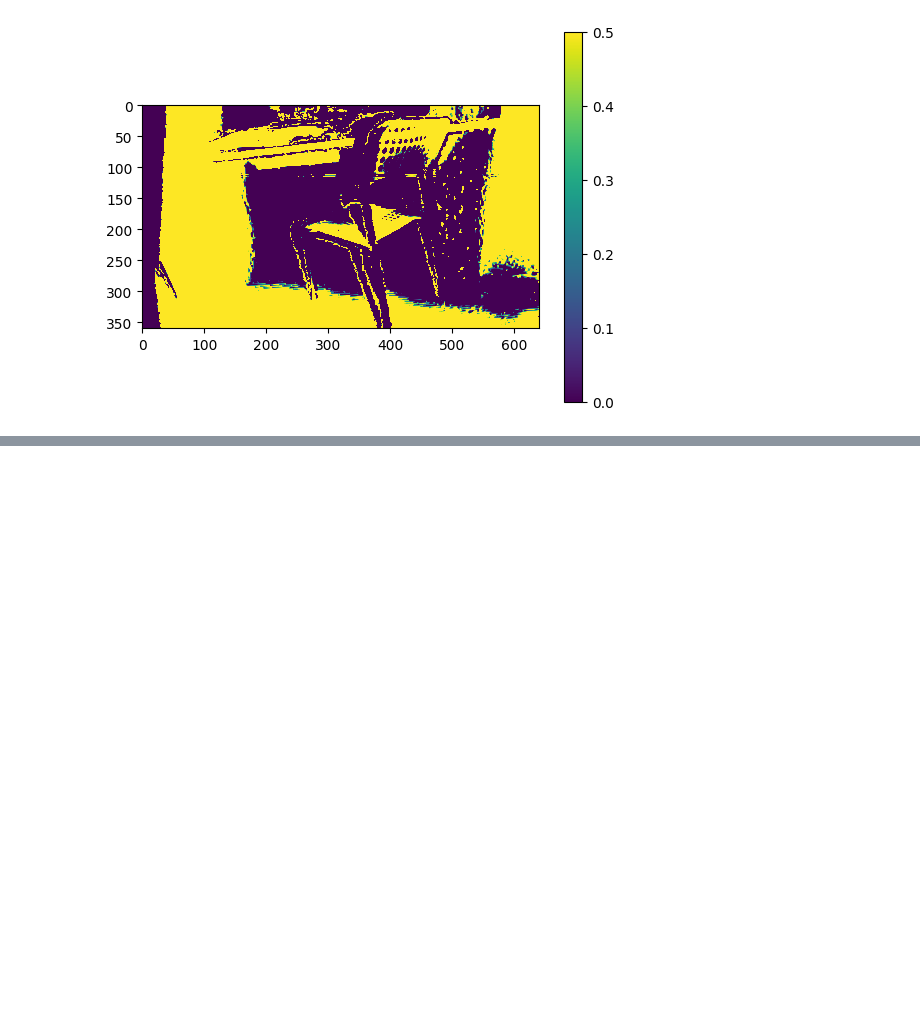
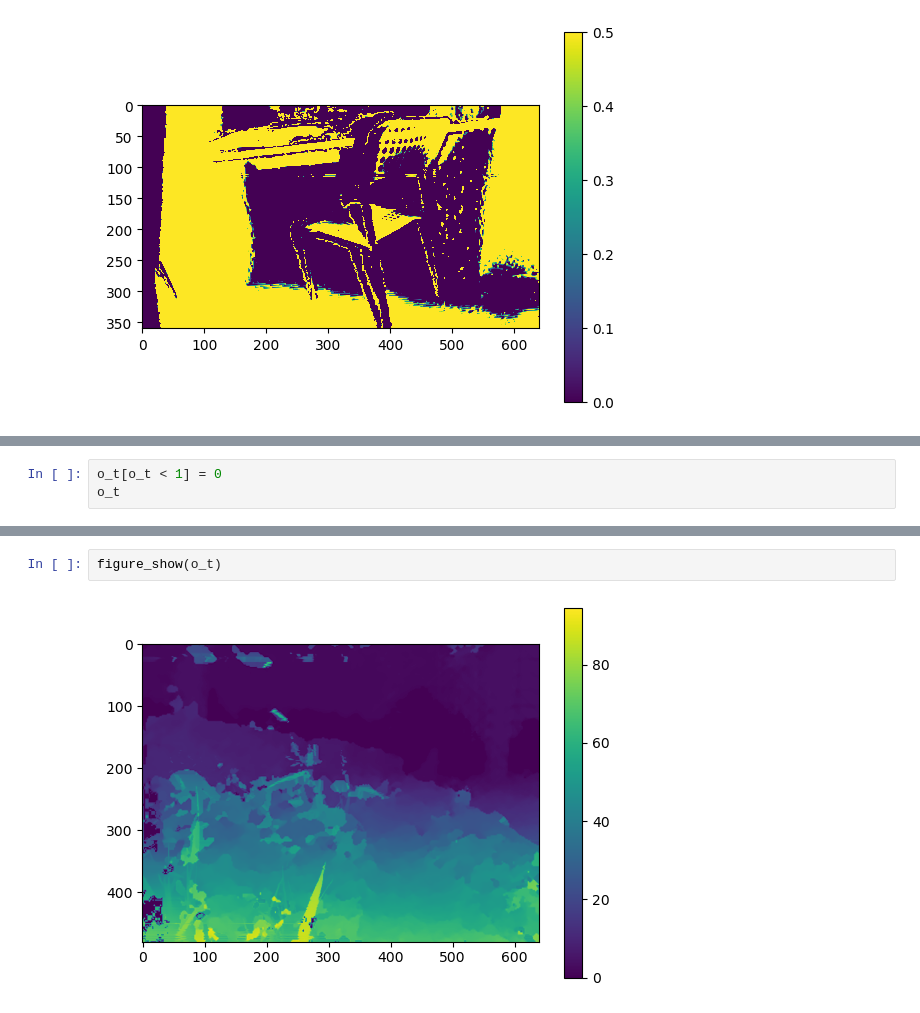
Before and after one commit to WEIIEW97/disp-refine-by-OT, a Jupyter notebook: research.ipynb, the cells around one changed output, grey strips where cells are left out. Drawn from its saved outputs; the diff is of its cells as text; blank space fills up the shorter version.

```diff
--- a/research.ipynb
+++ b/research.ipynb
@@ -495,0 +577,3 @@ figure_show(trans_agg_restore-scaled_agg, 0, 0, 0.5)
+# %%
+o_t[o_t < 1] = 0
+o_t
@@ -495,0 +610,4 @@ figure_show(trans_agg_restore-scaled_agg, 0, 0, 0.5)
+# %%
+figure_show(o_t)
+# %% [output]
+[figure, added]
```
Also changed, not shown: parts of 19 cells of this notebook, 6 other files.
